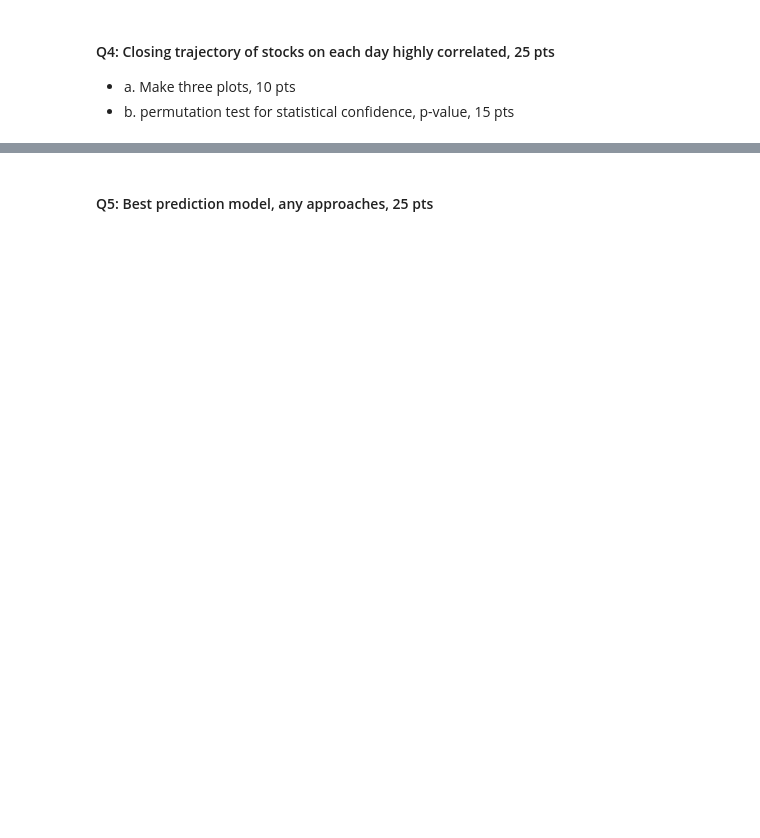
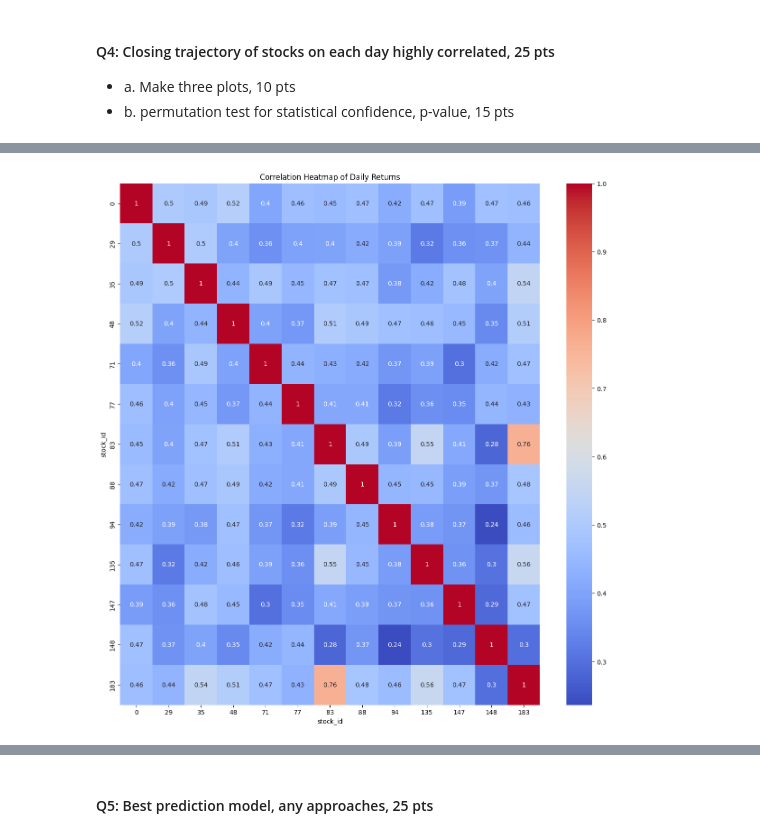
Before and after one commit to PrathameshBagal/Projects, a Jupyter notebook: cse519_hw3_Bagal_Prathamesh_115612879.ipynb, the cells around one changed output, grey strips where cells are left out. Drawn from its saved outputs; the diff is of its cells as text; code cells hidden in the pictures; blank space fills up the shorter version.

```diff
--- a/cse519_hw3_Bagal_Prathamesh_115612879.ipynb
+++ b/cse519_hw3_Bagal_Prathamesh_115612879.ipynb
@@ -668,0 +648,17 @@ plt.show()
+# %%
+stock_list = np.array(highly_correlated_stocks)
+# %%
+daily_wap = df_without_na[df_without_na['stock_id'].isin(stock_list)].groupby(['stock_id', 'date_id'])['wap'].last().reset_index()
+
+daily_wap['daily_return'] = daily_wap.groupby('stock_id')['wap'].pct_change() * 100
+
+daily_returns = daily_wap.pivot(index='date_id', columns='stock_id', values='daily_return')
+
+correlation_matrix = daily_returns.corr()
+# %%
+plt.figure(figsize = (15,15))
+sns.heatmap(correlation_matrix, annot=True, cmap='coolwarm')
+plt.title("Correlation Heatmap of Daily Returns")
+plt.show()
+# %% [output]
+[figure, added]
```
Also changed, not shown: parts of 19 cells of this notebook.
